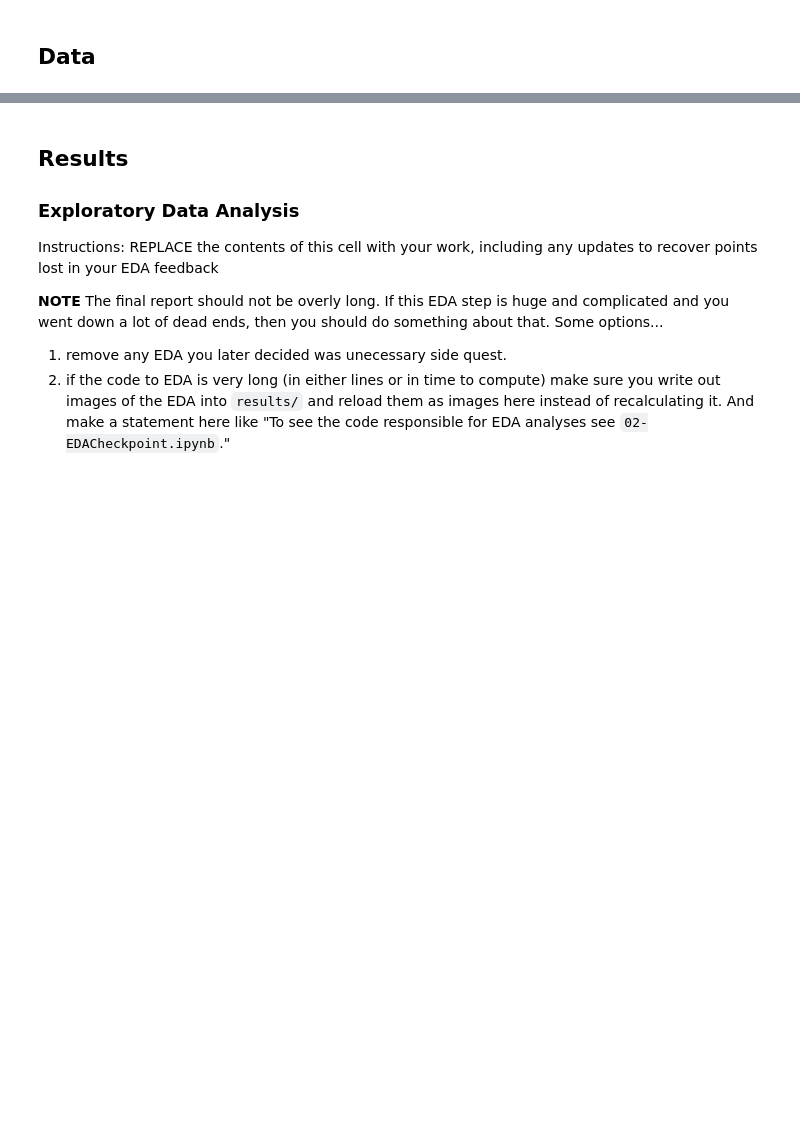
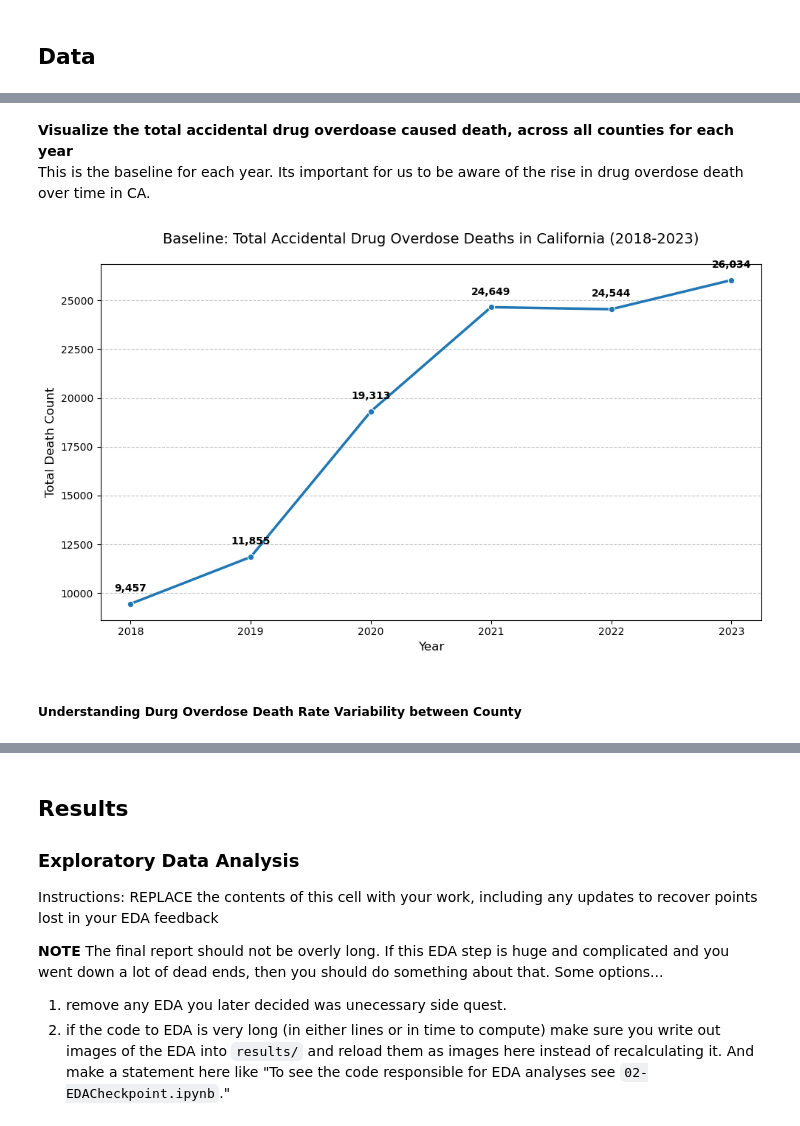
Before and after one commit to COGS108/Group078_WI26, a Jupyter notebook: 03-FinalProject.ipynb, the cells around one changed output, grey strips where cells are left out. Cells and saved outputs as stored; diff of their text form; code cells hidden in the pictures; blank space fills up the shorter version.

Commit message:
load data section finalproj

```diff
--- a/03-FinalProject.ipynb
+++ b/03-FinalProject.ipynb
@@ -110,0 +230,4 @@ Instructions: REPLACE the contents of this cell with your work, including any up
+# %%
+# Quick look at Processed Dataset
+overdose_df_CA = pd.read_csv('data/01-interim/CA_overdose.csv')
+overdose_df_CA.head(10)
@@ -110,0 +270,4 @@ Instructions: REPLACE the contents of this cell with your work, including any up
+# %%
+# Isolate the X40s from the dataset
+df_X40s = overdose_df_CA[overdose_df_CA["Underlying Cause of death Code"].isin(['X41', 'X42', 'X44'])].copy()
+df_X40s
@@ -110,0 +288,29 @@ Instructions: REPLACE the contents of this cell with your work, including any up
+# %% [markdown]
+**Visualize the total accidental drug overdoase caused death, across all counties for each year**<br>
+This is the baseline for each year. Its important for us to be aware of the rise in drug overdose death over time in CA.
+# %%
+# Plotting Baseline: Total Accidental Drug Overdose Deaths in California(2018-2023)
+df_X40s['Deaths'] = pd.to_numeric(df_X40s['Deaths'], errors='coerce').fillna(0)
+
+yearly_baseline = df_X40s.groupby('Year')['Deaths'].sum().reset_index()
+
+plt.figure(figsize=(10, 6))
+sns.lineplot(data=yearly_baseline, x='Year', y='Deaths', marker='o', linewidth=2.5, color="#1f77b4")
+
+# Add Labels and Title
+plt.title('Baseline: Total Accidental Drug Overdose Deaths in California (2018-2023)', fontsize=14, pad=20)
+plt.ylabel('Total Death Count', fontsize=12)
+plt.xlabel('Year', fontsize=12)
+plt.grid(axis='y', linestyle='--', alpha=0.7)
+
+# Annotate the values on the points
+for x, y in zip(yearly_baseline['Year'], yearly_baseline['Deaths']):
+    plt.text(x, y + (yearly_baseline['Deaths'].max() * 0.02), f'{int(y):,}',
+             ha='center', va='bottom', fontweight='bold')
+
+plt.tight_layout()
+plt.show()
+# %% [output]
+[figure, added]
+# %% [markdown]
+##### Understanding Durg Overdose Death Rate Variability between County
```
Also changed, not shown: parts of 48 cells of this notebook.
